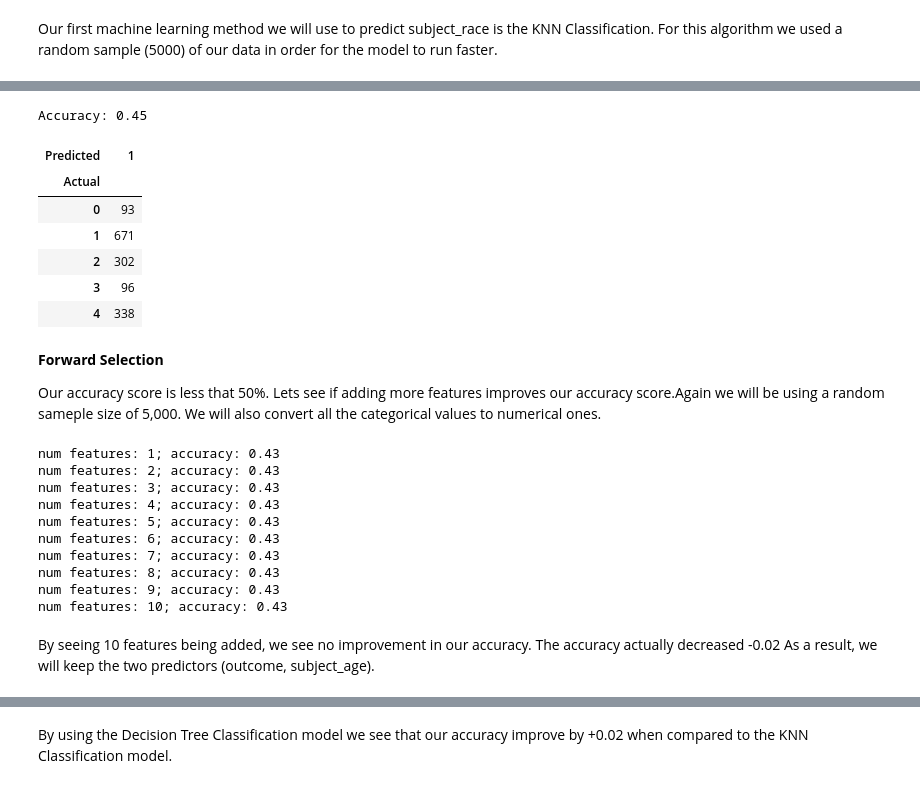
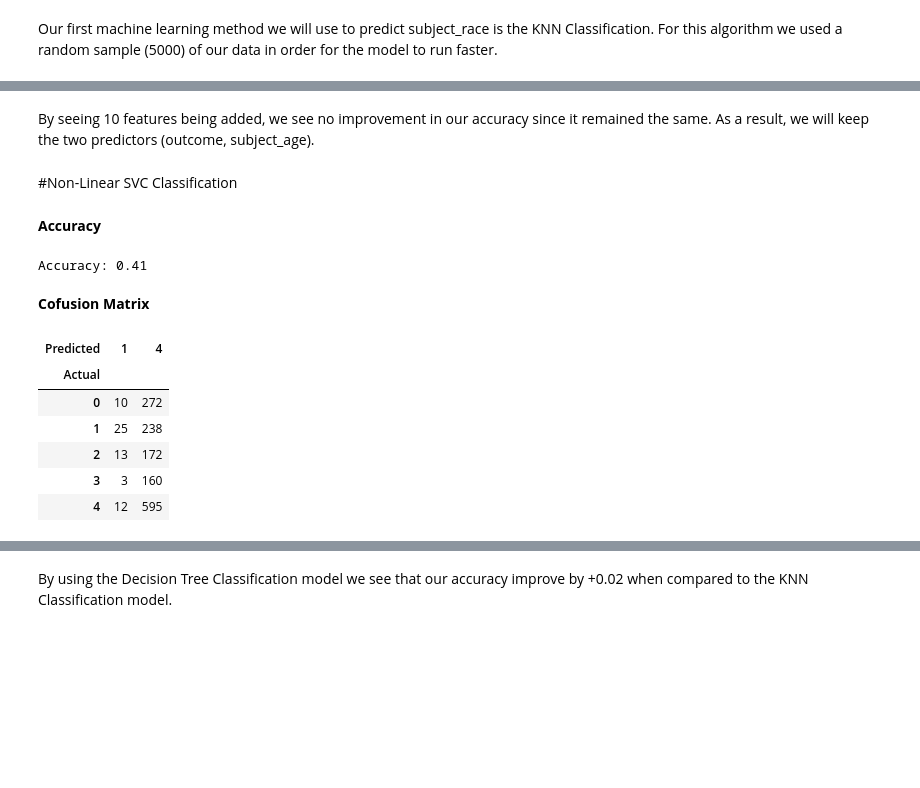
Before and after one commit to nimbuscloudservices/CST383-Project, a Jupyter notebook: cst383_project.ipynb, the cells around one changed output, grey strips where cells are left out. Saved outputs shown, nothing was run; the diff lists cells and outputs as text; code cells hidden in the pictures; blank space fills up the shorter version.

```diff
--- a/cst383_project.ipynb
+++ b/cst383_project.ipynb
@@ -300,16 +428,37 @@ Actual: [1 4 0 1 1 4 1 1 1 4]
+# %% [markdown]
+By seeing 10 features being added, we see no improvement in our accuracy since it remained the same. As a result, we will keep the two predictors (outcome, subject_age).
+# %% [markdown]
+#Non-Linear SVC Classification
+# %% [markdown]
+**Accuracy**
+# %%
+np.random.seed(42)
+
+predictors = ['outcome', 'subject_age']
+X = df[predictors].values
+y = df['subject_race'].values
+
+indexes = np.random.choice(y.size, size=5000)
+X_mini = X[indexes]
+y_mini = y[indexes]
+
+X_train, X_test, y_train, y_test = train_test_split(X_mini, y_mini, test_size=0.30, random_state=42)
+
+clf = make_pipeline(StandardScaler(), SVC(gamma='scale'))
+clf.fit(X_train, y_train)
+y_predict = clf.predict(X_test)
+print('Accuracy: {:.2f}'.format(accuracy_score(y_test, y_predict)))
+# %% [output]
+Accuracy: 0.41
+# %% [markdown]
+**Cofusion Matrix**
 # %%
-print('Accuracy: {:.2f}'.format((predictions == y_test).mean()))
-pd.crosstab(y_test, predictions, rownames=['Actual'], colnames=['Predicted'])
+pd.crosstab(y_test, y_predict, rownames=['Actual'], colnames=['Predicted'])
 # %% [output]
-Accuracy: 0.45
-| Predicted | 1 |
-| Actual |  |
-| 0 | 93 |
-| 1 | 671 |
-| 2 | 302 |
-| 3 | 96 |
-| 4 | 338 |
+| Predicted | 1 | 4 |
+| Actual |  |  |
+| 0 | 10 | 272 |
+| 1 | 25 | 238 |
+| 2 | 13 | 172 |
+| 3 | 3 | 160 |
+| 4 | 12 | 595 |
-# %% [markdown]
-**Forward Selection**
-
-Our accuracy score is less that 50%. Lets see if adding more features improves our accuracy score.Again we will be using a random sameple size of 5,000. We will also convert all the categorical values to numerical ones.
@@ -339,27 +464,0 @@ predictions = knn.predict(X_test)
-# %%
-remaining = list(range(X_train.shape[1]))
-selected = []
-n = 10
-while len(selected) < n:
-    accuracy = 1e7
-    for i in remaining:
-        scores = cross_val_score(KNeighborsClassifier(), X_train[:, selected+[i]], y_train, scoring='accuracy', cv=10)
-        if scores.mean() < accuracy:
-          accuracy = (predictions == y_test).mean()
-          i_min = i
-    remaining.remove(i_min)
-    selected.append(i_min)
-    print('num features: {}; accuracy: {:.2f}'.format(len(selected), accuracy))
-# %% [output]
-num features: 1; accuracy: 0.43
-num features: 2; accuracy: 0.43
-num features: 3; accuracy: 0.43
-num features: 4; accuracy: 0.43
-num features: 5; accuracy: 0.43
-num features: 6; accuracy: 0.43
-num features: 7; accuracy: 0.43
-num features: 8; accuracy: 0.43
-num features: 9; accuracy: 0.43
-num features: 10; accuracy: 0.43
-# %% [markdown]
-By seeing 10 features being added, we see no improvement in our accuracy. The accuracy actually decreased -0.02 As a result, we will keep the two predictors (outcome, subject_age).
```
Also changed, not shown: parts of 87 cells of this notebook.
